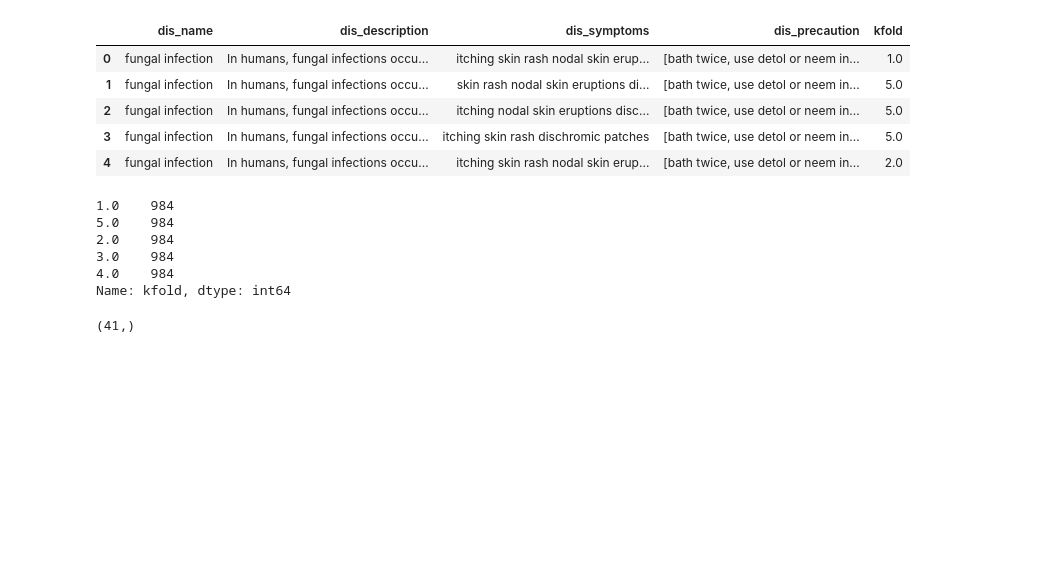
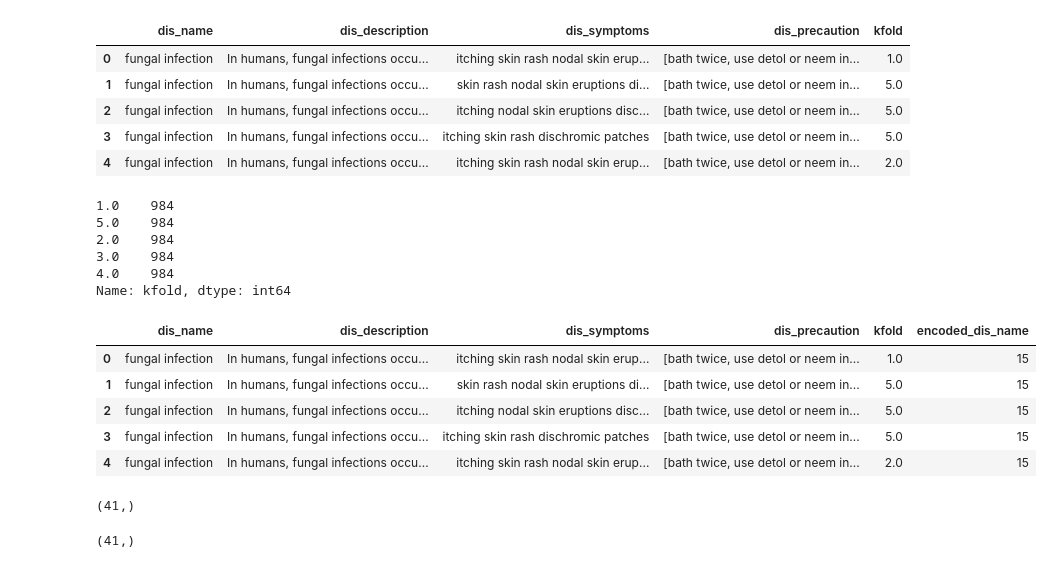
Before and after one commit to 0x1h0b/Text-to-Disease-Classification, a Jupyter notebook: Notebook/data_prep.ipynb, the cells around one changed output. Drawn from its saved outputs; the diff is of its cells as text; code cells hidden in the pictures; blank space fills up the shorter version.

```diff
--- a/Notebook/data_prep.ipynb
+++ b/Notebook/data_prep.ipynb
@@ -301,3 +306,16 @@ Name: kfold, dtype: int64
+# %%
+final_df.head()
+# %% [output]
+|  | dis_name | dis_description | dis_symptoms | dis_precaution | kfold | encoded_dis_name |
+| 0 | fungal infection | In humans, fungal infections occu... | itching skin rash nodal skin erup... | [bath twice, use detol or neem in... | 1.0 | 15 |
+| 1 | fungal infection | In humans, fungal infections occu... | skin rash nodal skin eruptions di... | [bath twice, use detol or neem in... | 5.0 | 15 |
+| 2 | fungal infection | In humans, fungal infections occu... | itching nodal skin eruptions disc... | [bath twice, use detol or neem in... | 5.0 | 15 |
+| 3 | fungal infection | In humans, fungal infections occu... | itching skin rash dischromic patches | [bath twice, use detol or neem in... | 5.0 | 15 |
+| 4 | fungal infection | In humans, fungal infections occu... | itching skin rash nodal skin erup... | [bath twice, use detol or neem in... | 2.0 | 15 |
+# %%
+final_df['encoded_dis_name'].value_counts().shape
+# %% [output]
+(41,)
 # %%
 final_df['dis_description'].value_counts().shape
 # %% [output]
```
Also changed, not shown: parts of 10 cells of this notebook, 3 other files.
